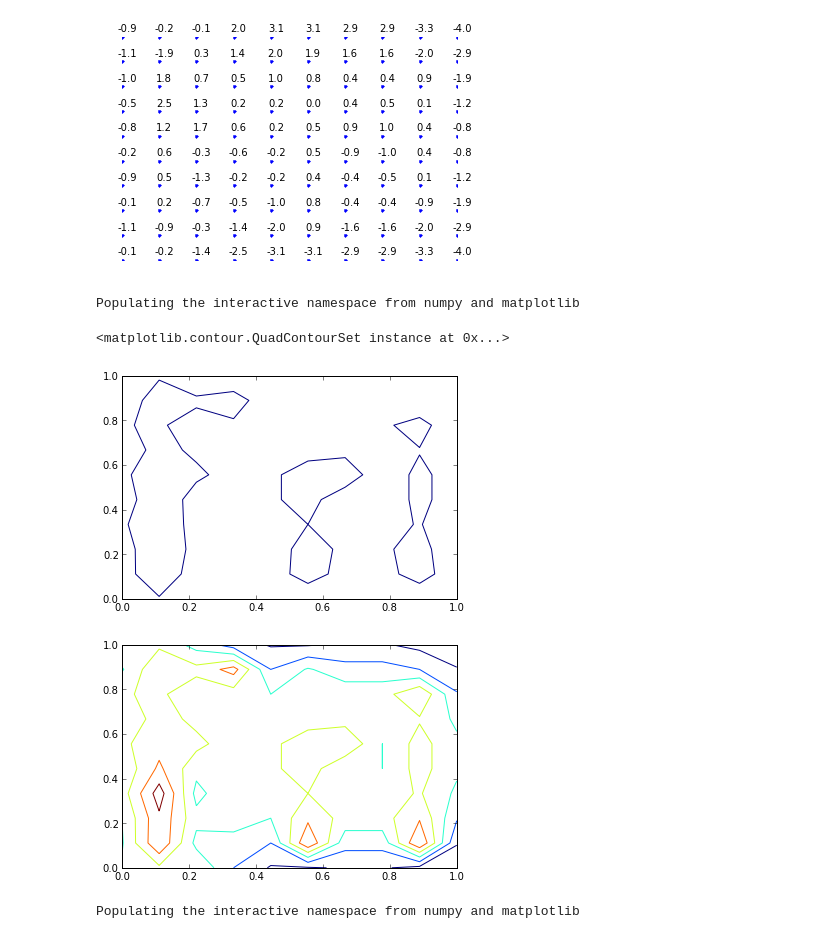
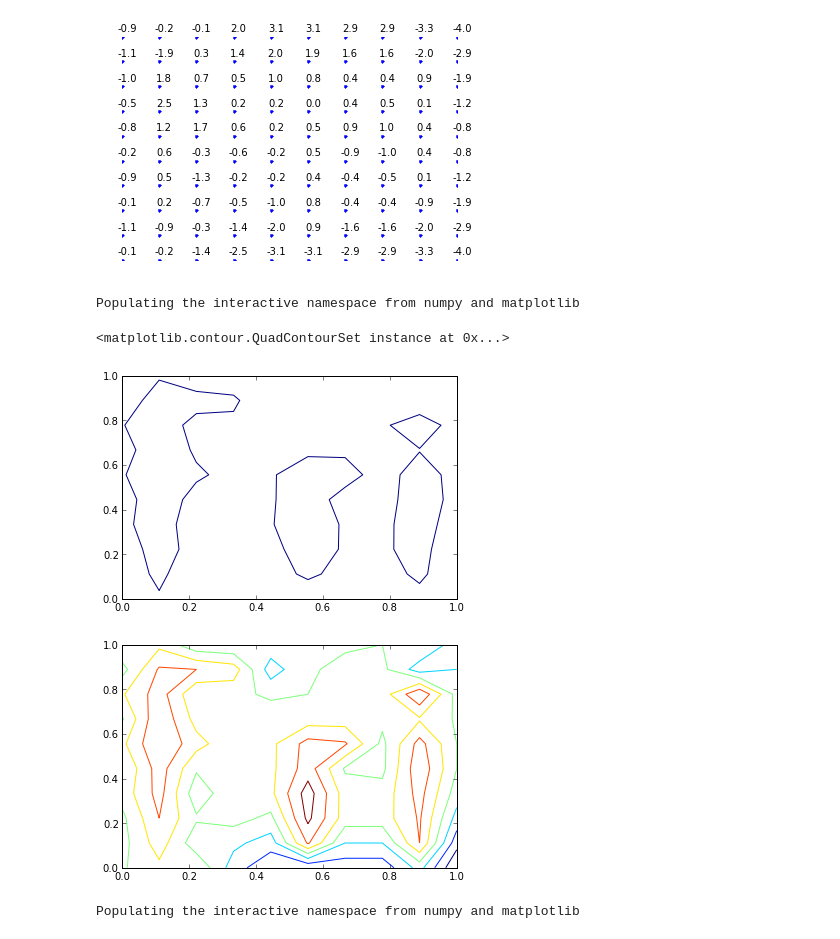
Before and after one commit to mrcinv/info_plakati, a Jupyter notebook: Nivojnice.ipynb, the cells around one changed output. Saved outputs shown, nothing was run; the diff lists cells and outputs as text; code cells hidden in the pictures.

```diff
--- a/Nivojnice.ipynb
+++ b/Nivojnice.ipynb
@@ -50,25 +50,25 @@ for i in range(10):
 Z=around(10*Z)/10
 # %%
 %pylab inline
-Z=array([[-0.1, -0.2, -1.4, -2.5, -3.1, -3.1, -2.9, -2.9, -3.3, -4. ],
-       [ -1.1 , 0.9,  0.3, 1.4, -2. , -0.9, -1.6, -1.6, -2. , -2.9],
-       [ -0.1,  0.2,  -0.7, -0.5, -1. , -0.8, -0.4, -0.4, 0.9, -1.9],
-       [ -0.9,  0.5,  -0.3,  -0.2, -0.2,  -0.4 ,  -0.4,  -0.5, -0.1, -1.2],
-       [ -0.2,  0.6,  0.3,  -0.6,  -0.2,  0.5,  0.9,  -1. ,  0.4, -0.8],
-       [ -0.8,  1.2,  -0.7,  -0.6,  -0.2,  0.5,  -0.9,  -1. ,  0.4, -0.8],
-       [ -0.5,  2.5,  -1.3,  -0.2, -0.2,  0. ,  -0.4,  -0.5, 0.1, -1.2],
-       [ -1.0,  1.8,  -0.7, -0.5, -1. , 0.8, -0.4, -0.4, 0.9, -1.9],
-       [ -1.1 ,  1.9, -1.3, -1.4, -2. , 1.9, -1.6, -1.6, 2. , -2.9],
-       [-0.9,   -0.2, -0.1, -2, -3.1, -3.1, -2.9, -2.9, -3.3, -4. ]])
+Z=array([[-0.1, -0.2, -1.4, -1.5, -1.1, -1.1, -0.9, -0.8, -0.8, -2. ],
+       [ -1.1 , 0.9,  0.8, 0.4, -2. , -0.9, -0.6, -0.6, -2. , -1.6],
+       [ -0.1,  1.2,  -0.7, -0.5, -1. , -0.8, -0.4, -0.4, 1.5, -1.1],
+       [ -0.9,  1.5,  -0.3,  -0.2, -0.2,  -0.4 ,  -0.4,  -0.6, -0.1, -0.9],
+       [ -0.2,  1.6,  0.3,  -0.6,  -0.2,  1.1,  0.9,  -1. ,  1.1, -0.8],
+       [ -0.8,  1.2,  -0.7,  -0.6,  -0.2,  1.2,  -0.9,  -1. ,  1.4, -0.8],
+       [ -0.5,  1.1,  -1.3,  -0.2, -0.2,  2.0 ,  -0.4,  -0.5, 1.1, -1.2],
+       [ -1.0,  0.8,  -0.7, -0.5, -1. , 1.8, -0.4, -0.4, 0.9, -1.9],
+       [ -1.1 ,  0.4, -1.3, -1.4, -2. , 0.9, -1.6, -1.6, 0.8 , -2.9],
+       [-0.9,   -0.2, -0.1, -2, -3.1, -3.1, -2.9, -2.9, -1.3, -4. ]])
 Z = flipud(Z)
 contour(x,y,Z,levels=[0])
 figure()
-contour(x,y,Z)
+contour(x,y,10*Z)
 # %% [output]
 Populating the interactive namespace from numpy and matplotlib
 <matplotlib.contour.QuadContourSet instance at 0x...>
-[figure, old version]
+[figure, new version]
-[figure, old version]
+[figure, new version]
 # %%
 %pylab qt
 fig, ax = subplots()
```
